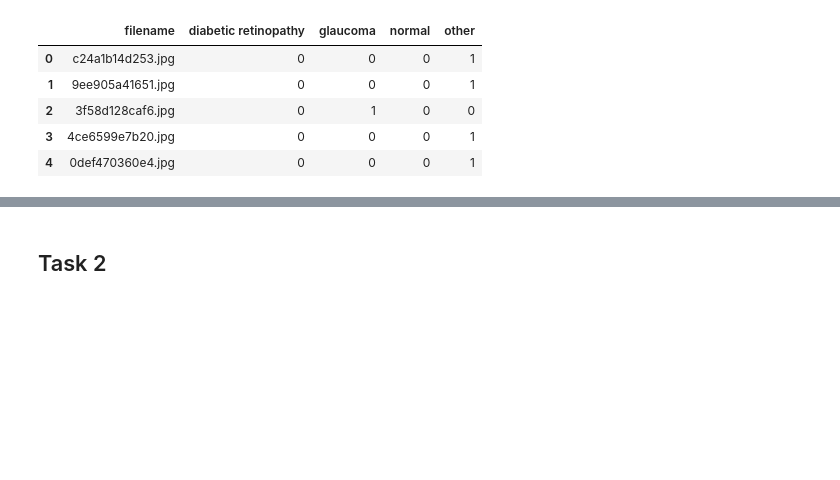
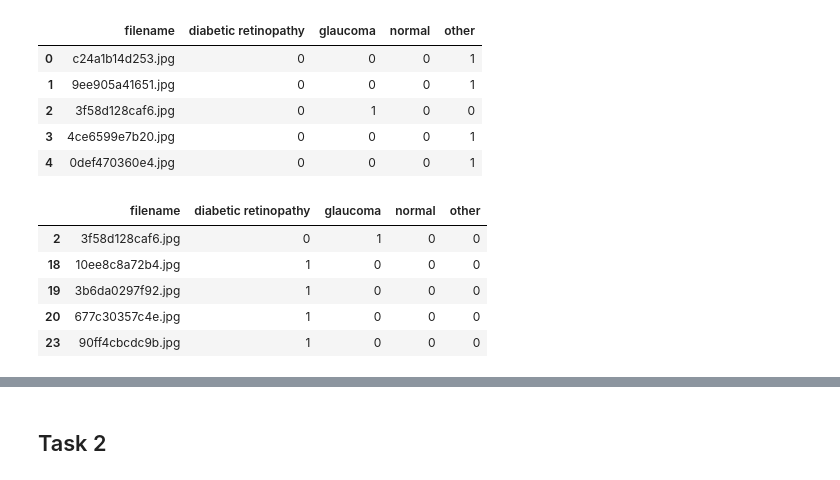
Before and after one commit to sfmajors373/FourthBrain, a Jupyter notebook: Midterm/ML_for_Computer_Vision.ipynb, the cells around one changed output, grey strips where cells are left out. Cells and saved outputs as stored; diff of their text form; code cells hidden in the pictures; blank space fills up the shorter version.

```diff
--- a/Midterm/ML_for_Computer_Vision.ipynb
+++ b/Midterm/ML_for_Computer_Vision.ipynb
@@ -114,3 +114,21 @@ train_csv.head()
 | 2 | 3f58d128caf6.jpg | 0 | 1 | 0 | 0 |
 | 3 | 4ce6599e7b20.jpg | 0 | 0 | 0 | 1 |
 | 4 | 0def470360e4.jpg | 0 | 0 | 0 | 1 |
+# %%
+train_path = './Data/train/train/'
+other_path = './Data/train/train/Other'
+other_indices = []
+for index, row in train_csv.iterrows():
+    if row['other'] == 1:
+        other_indices.append(index)
+        file = os.path.join(train_path+row['filename'])
+        shutil.move(file, other_path)
+train_csv = train_csv.drop(index=other_indices)
+train_csv.head()
+# %% [output]
+|  | filename | diabetic retinopathy | glaucoma | normal | other |
+| 2 | 3f58d128caf6.jpg | 0 | 1 | 0 | 0 |
+| 18 | 10ee8c8a72b4.jpg | 1 | 0 | 0 | 0 |
+| 19 | 3b6da0297f92.jpg | 1 | 0 | 0 | 0 |
+| 20 | 677c30357c4e.jpg | 1 | 0 | 0 | 0 |
+| 23 | 90ff4cbcdc9b.jpg | 1 | 0 | 0 | 0 |
```
Also changed, not shown: parts of 42 cells of this notebook, 17 other files.
